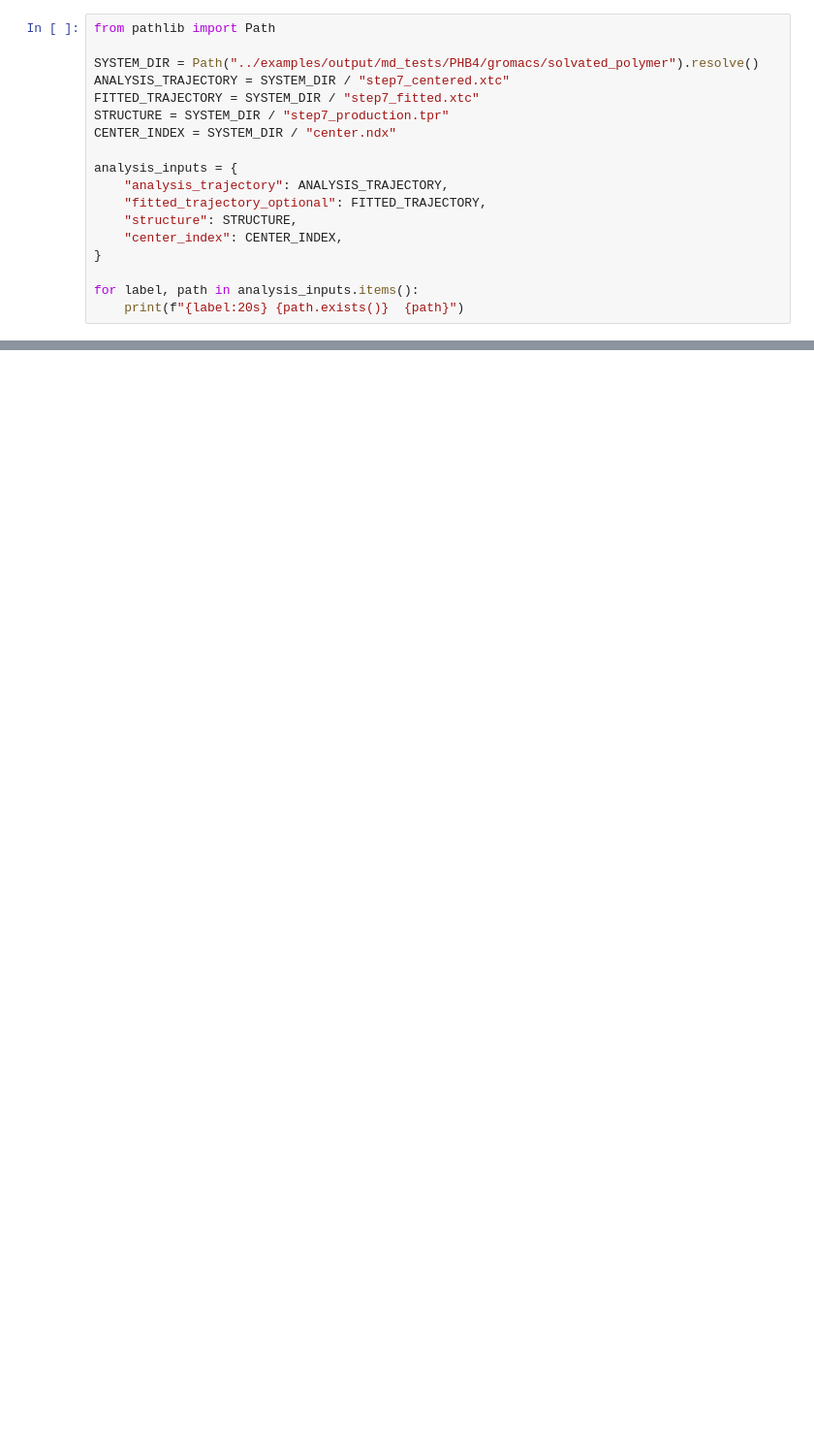
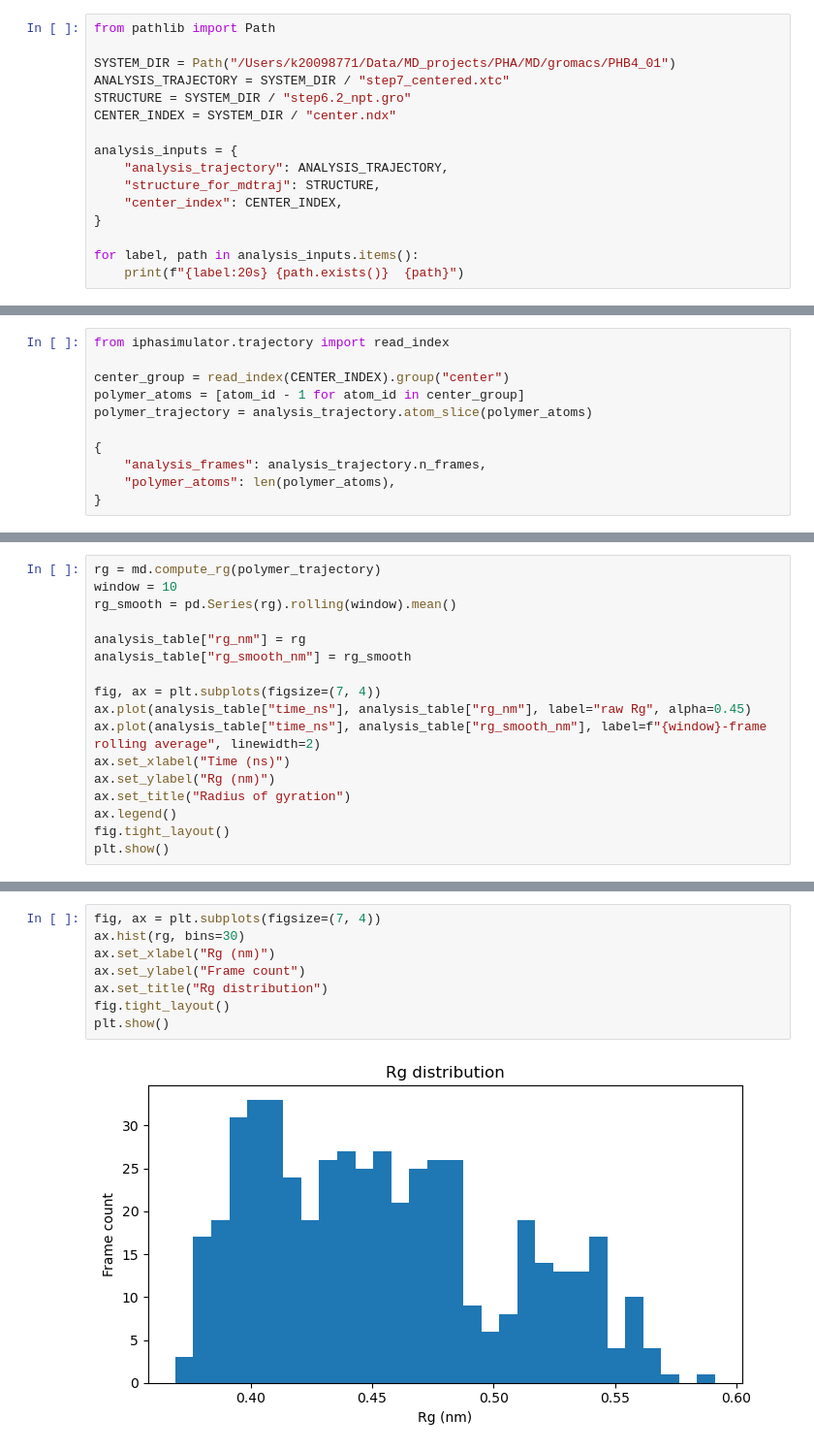
Before and after one commit to MMLabCodes/iPHAsimulatorV2, a Jupyter notebook: notebooks/09_basic_polymer_analysis.ipynb, the cells around one changed output, grey strips where cells are left out. Shown at 97% size. Saved outputs shown, nothing was run; the diff lists cells and outputs as text; blank space fills up the shorter version.

```diff
--- a/notebooks/09_basic_polymer_analysis.ipynb
+++ b/notebooks/09_basic_polymer_analysis.ipynb
@@ -17,16 +11,14 @@ That combination keeps water and ions in the trajectory while keeping the polyme
 # %%
 from pathlib import Path
 
-SYSTEM_DIR = Path("../examples/output/md_tests/PHB4/gromacs/solvated_polymer").resolve()
+SYSTEM_DIR = Path("/Users/k20098771/Data/MD_projects/PHA/MD/gromacs/PHB4_01")
 ANALYSIS_TRAJECTORY = SYSTEM_DIR / "step7_centered.xtc"
-FITTED_TRAJECTORY = SYSTEM_DIR / "step7_fitted.xtc"
-STRUCTURE = SYSTEM_DIR / "step7_production.tpr"
+STRUCTURE = SYSTEM_DIR / "step6.2_npt.gro"
 CENTER_INDEX = SYSTEM_DIR / "center.ndx"
 
 analysis_inputs = {
     "analysis_trajectory": ANALYSIS_TRAJECTORY,
-    "fitted_trajectory_optional": FITTED_TRAJECTORY,
-    "structure": STRUCTURE,
+    "structure_for_mdtraj": STRUCTURE,
     "center_index": CENTER_INDEX,
 }
 
@@ -58,0 +88,11 @@ trajectory
+# %%
+from iphasimulator.trajectory import read_index
+
+center_group = read_index(CENTER_INDEX).group("center")
+polymer_atoms = [atom_id - 1 for atom_id in center_group]
+polymer_trajectory = analysis_trajectory.atom_slice(polymer_atoms)
+
+{
+    "analysis_frames": analysis_trajectory.n_frames,
+    "polymer_atoms": len(polymer_atoms),
+}
@@ -58,0 +105,17 @@ trajectory
+# %%
+rg = md.compute_rg(polymer_trajectory)
+window = 10
+rg_smooth = pd.Series(rg).rolling(window).mean()
+
+analysis_table["rg_nm"] = rg
+analysis_table["rg_smooth_nm"] = rg_smooth
+
+fig, ax = plt.subplots(figsize=(7, 4))
+ax.plot(analysis_table["time_ns"], analysis_table["rg_nm"], label="raw Rg", alpha=0.45)
+ax.plot(analysis_table["time_ns"], analysis_table["rg_smooth_nm"], label=f"{window}-frame rolling average", linewidth=2)
+ax.set_xlabel("Time (ns)")
+ax.set_ylabel("Rg (nm)")
+ax.set_title("Radius of gyration")
+ax.legend()
+fig.tight_layout()
+plt.show()
@@ -58,0 +124,10 @@ trajectory
+# %%
+fig, ax = plt.subplots(figsize=(7, 4))
+ax.hist(rg, bins=30)
+ax.set_xlabel("Rg (nm)")
+ax.set_ylabel("Frame count")
+ax.set_title("Rg distribution")
+fig.tight_layout()
+plt.show()
+# %% [output]
+[figure, added]
```
Also changed, not shown: parts of 19 cells of this notebook.
